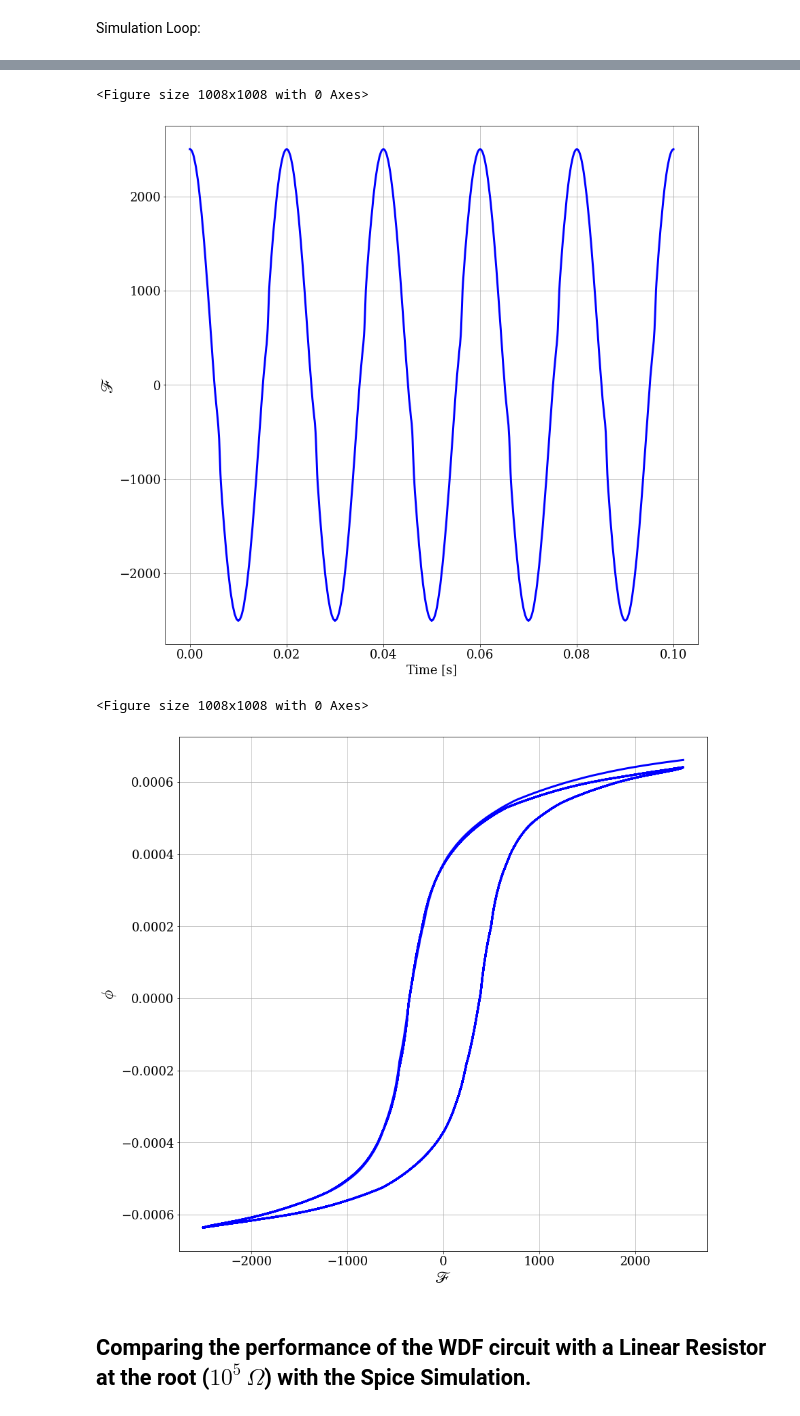
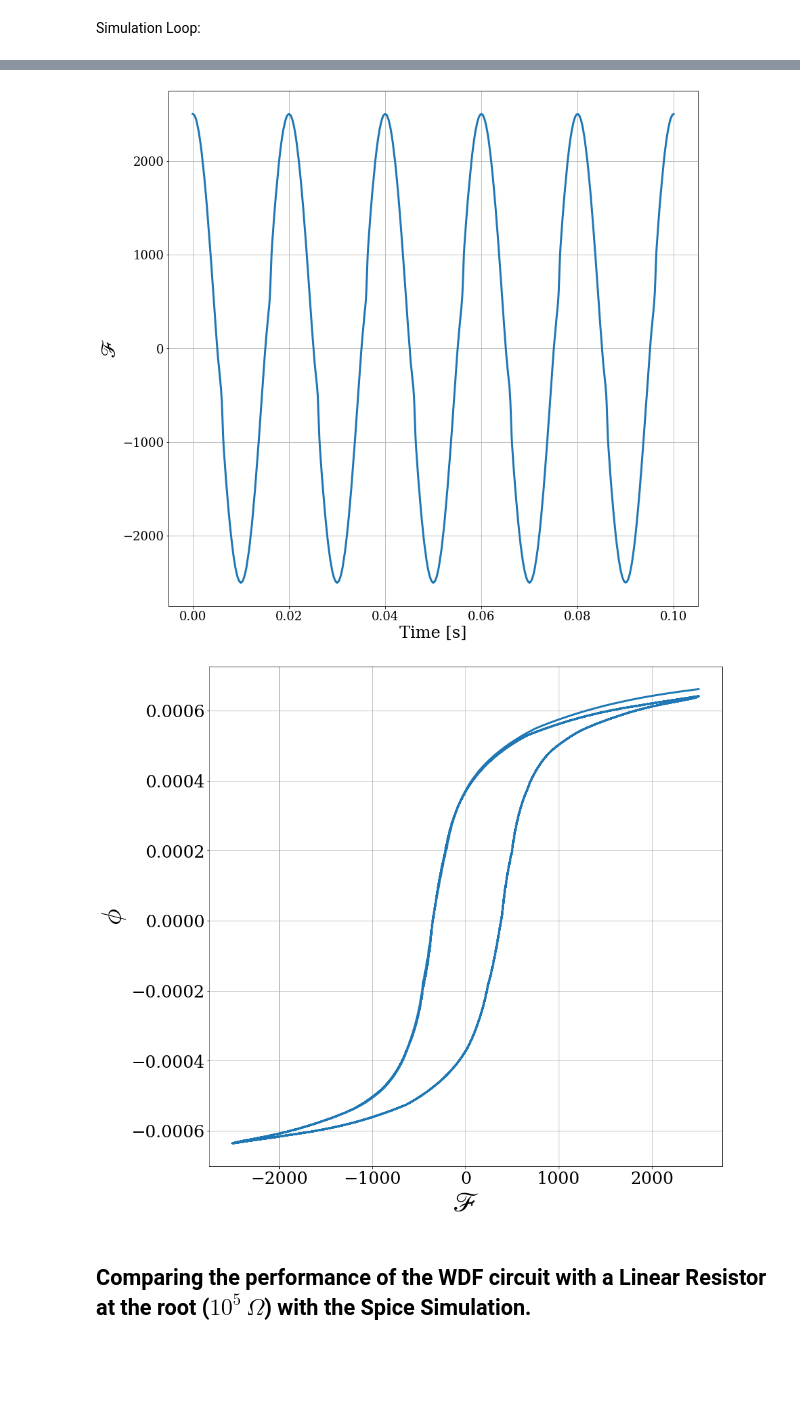
Before and after one commit to olivieromassi/Hysteresis-Modelling-with-Neural-Networks, a Jupyter notebook: WDFHysteresisModel.ipynb, the cells around one changed output, grey strips where cells are left out. Drawn from its saved outputs; the diff is of its cells as text; code cells hidden in the pictures; blank space fills up the shorter version.

```diff
--- a/WDFHysteresisModel.ipynb
+++ b/WDFHysteresisModel.ipynb
@@ -446,23 +448,22 @@ ax.set_ylabel('$a$', fontsize=24);
 # Plot the F Curve
 fig, ax = plt.subplots(figsize=(14,14))
 ax.grid()
-ax.plot(t, f, 'b', linewidth=3)
-ax.set_xlabel('Time [s]', fontsize=18)
-ax.set_ylabel('$\mathscr{F}$', fontsize=24);
-plt.figure(figsize=(14, 14))
+ax.plot(t, f, color='C0', linewidth=3)
+ax.set_xlabel('Time [s]', fontsize=24)
+ax.set_ylabel('$\mathscr{F}$', fontsize=30);
 # %% [output]
-<Figure size 1008x1008 with 0 Axes>
-[figure, old version]
+[figure, new version]
-<Figure size 1008x1008 with 0 Axes>
 # %%
 # Plot the phi-F Curve
-fig, ax = plt.subplots(figsize=(14,14))
+fig, ax = plt.subplots(figsize=(14, 14))
 ax.grid()
-ax.plot(f, phi, 'b', linewidth=3)
-ax.set_xlabel('$\mathscr{F}$', fontsize=24)
-ax.set_ylabel('$\phi$', fontsize=24);
+ax.plot(f, phi, color='C0', linewidth=3)
+ax.tick_params(axis='both', which='major', labelsize='x-large')
+ax.set_xlabel('$\mathscr{F}$', fontsize=42)
+ax.set_ylabel('$\phi$', fontsize=42)
+fig.savefig('ffmvsphi.png', bbox_inches='tight', dpi=300);
 # %% [output]
-[figure, old version]
+[figure, new version]
 # %% [markdown]
 ## Comparing the performance of the WDF circuit with a Linear Resistor at the root ($10^5 \,\Omega $) with the Spice Simulation.
 # %%
```
Also changed, not shown: parts of 2 cells of this notebook.
